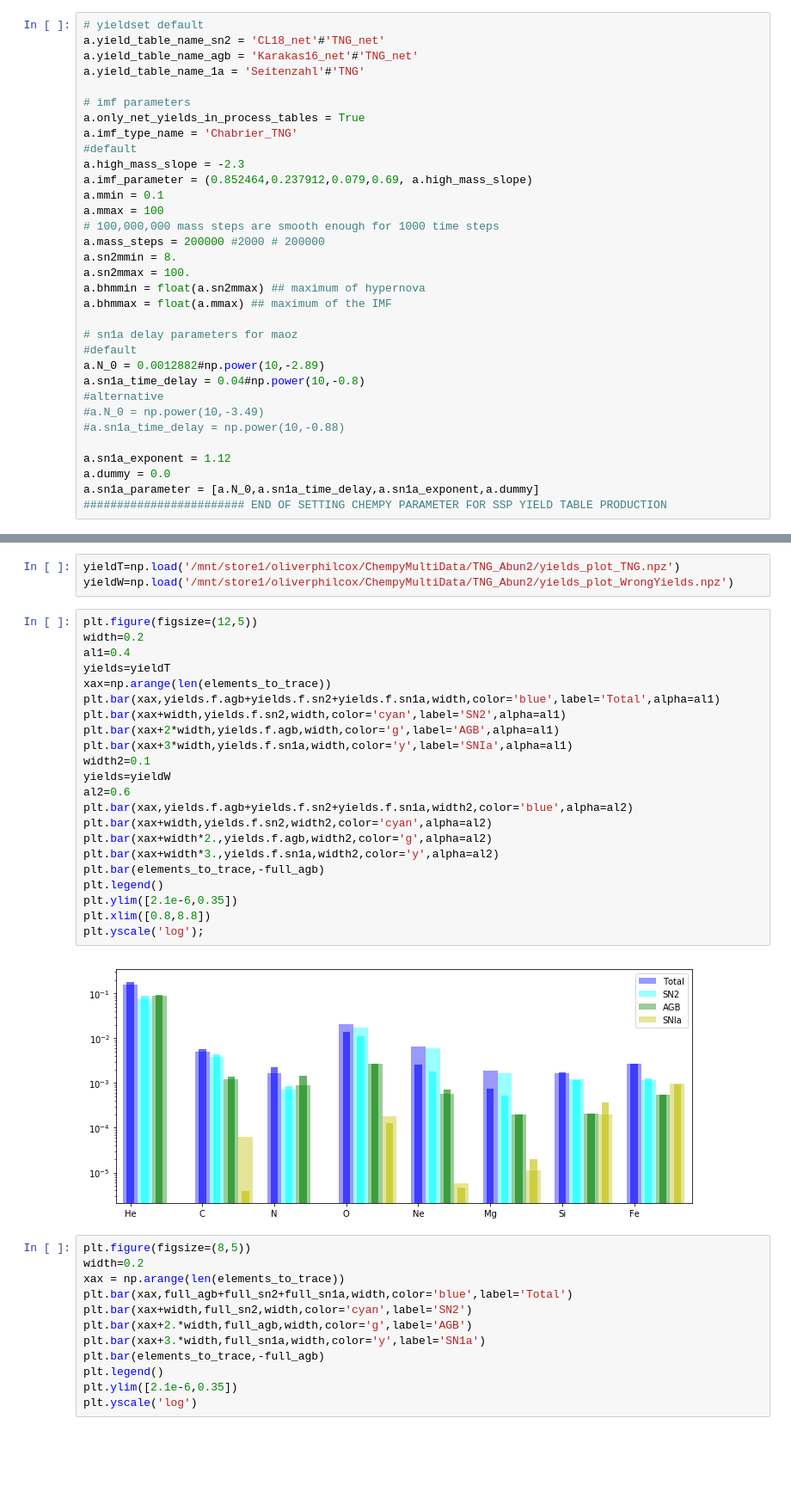
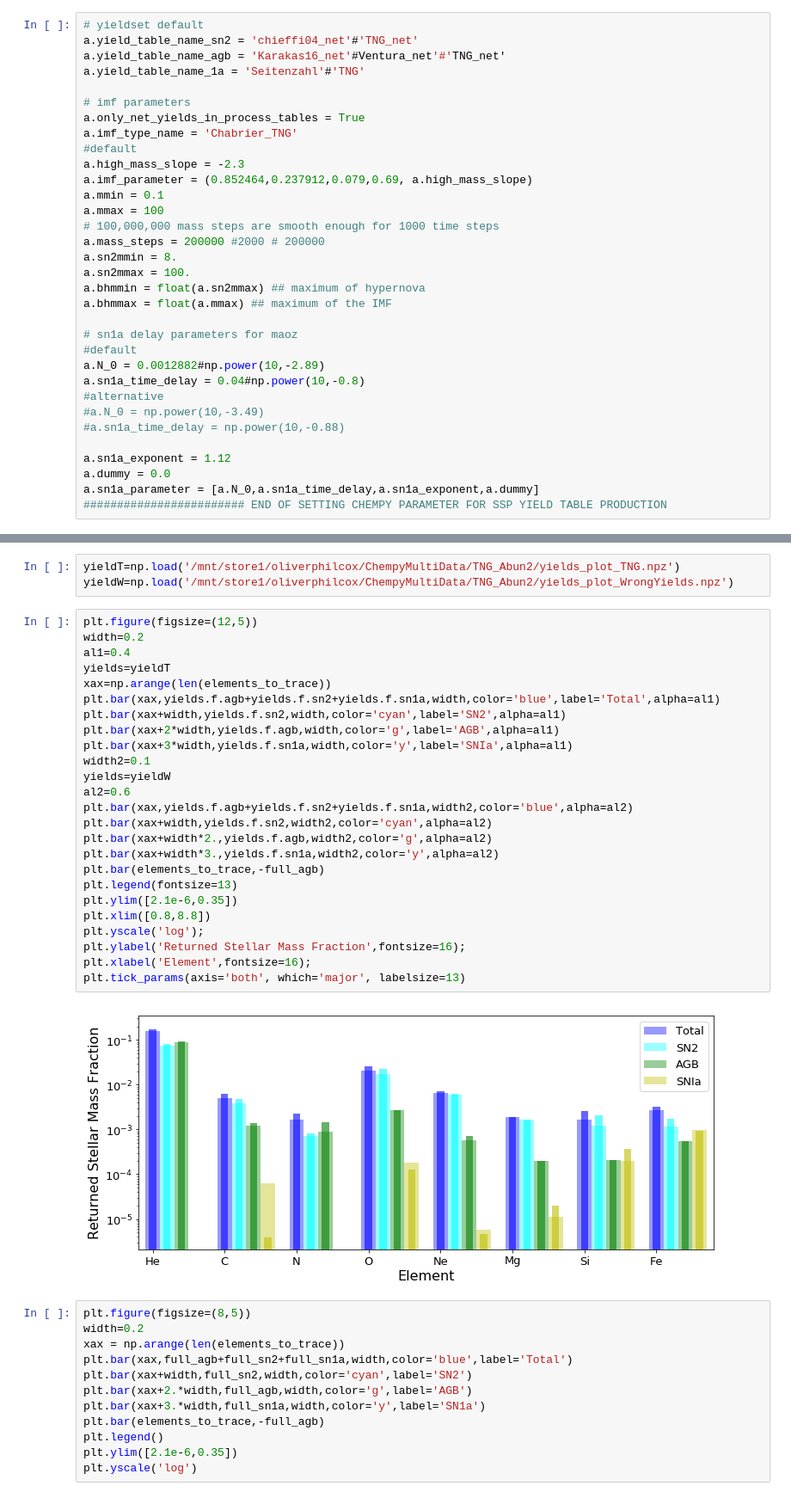
Before and after one commit to oliverphilcox/ChempyMulti, a Jupyter notebook: Jupyter/TNGv2/TNG Paper Plot Comparison.ipynb, the cells around one changed output, grey strips where cells are left out. Shown at 86% size. Drawn from its saved outputs; the diff is of its cells as text; blank space fills up the shorter version.

```diff
--- a/Jupyter/TNGv2/TNG Paper Plot Comparison.ipynb
+++ b/Jupyter/TNGv2/TNG Paper Plot Comparison.ipynb
@@ -36,8 +36,8 @@ for item in elements_to_trace:
     solar_fractions.append(float(basic_solar.fractions[np.where(elements==item)]))
 # %%
 # yieldset default
-a.yield_table_name_sn2 = 'CL18_net'#'TNG_net'
-a.yield_table_name_agb = 'Karakas16_net'#'TNG_net'
+a.yield_table_name_sn2 = 'chieffi04_net'#'TNG_net'
+a.yield_table_name_agb = 'Karakas16_net'#Ventura_net'#'TNG_net'
 a.yield_table_name_1a = 'Seitenzahl'#'TNG'
 
 # imf parameters
@@ -144,27 +144,30 @@ yieldW=np.load('/mnt/store1/oliverphilcox/ChempyMultiData/TNG_Abun2/yields_plot_
 # %%
 plt.figure(figsize=(12,5))
 width=0.2
 al1=0.4
 yields=yieldT
 xax=np.arange(len(elements_to_trace))
 plt.bar(xax,yields.f.agb+yields.f.sn2+yields.f.sn1a,width,color='blue',label='Total',alpha=al1)
 plt.bar(xax+width,yields.f.sn2,width,color='cyan',label='SN2',alpha=al1)
 plt.bar(xax+2*width,yields.f.agb,width,color='g',label='AGB',alpha=al1)
 plt.bar(xax+3*width,yields.f.sn1a,width,color='y',label='SNIa',alpha=al1)
 width2=0.1
 yields=yieldW
 al2=0.6
 plt.bar(xax,yields.f.agb+yields.f.sn2+yields.f.sn1a,width2,color='blue',alpha=al2)
 plt.bar(xax+width,yields.f.sn2,width2,color='cyan',alpha=al2)
 plt.bar(xax+width*2.,yields.f.agb,width2,color='g',alpha=al2)
 plt.bar(xax+width*3.,yields.f.sn1a,width2,color='y',alpha=al2)
 plt.bar(elements_to_trace,-full_agb)
-plt.legend()
+plt.legend(fontsize=13)
 plt.ylim([2.1e-6,0.35])
 plt.xlim([0.8,8.8])
 plt.yscale('log');
+plt.ylabel('Returned Stellar Mass Fraction',fontsize=16);
+plt.xlabel('Element',fontsize=16);
+plt.tick_params(axis='both', which='major', labelsize=13)
 # %% [output]
-[figure, old version]
+[figure, new version]
 # %%
 plt.figure(figsize=(8,5))
 width=0.2
```
Also changed, not shown: parts of 2 cells of this notebook, 3 other files.
